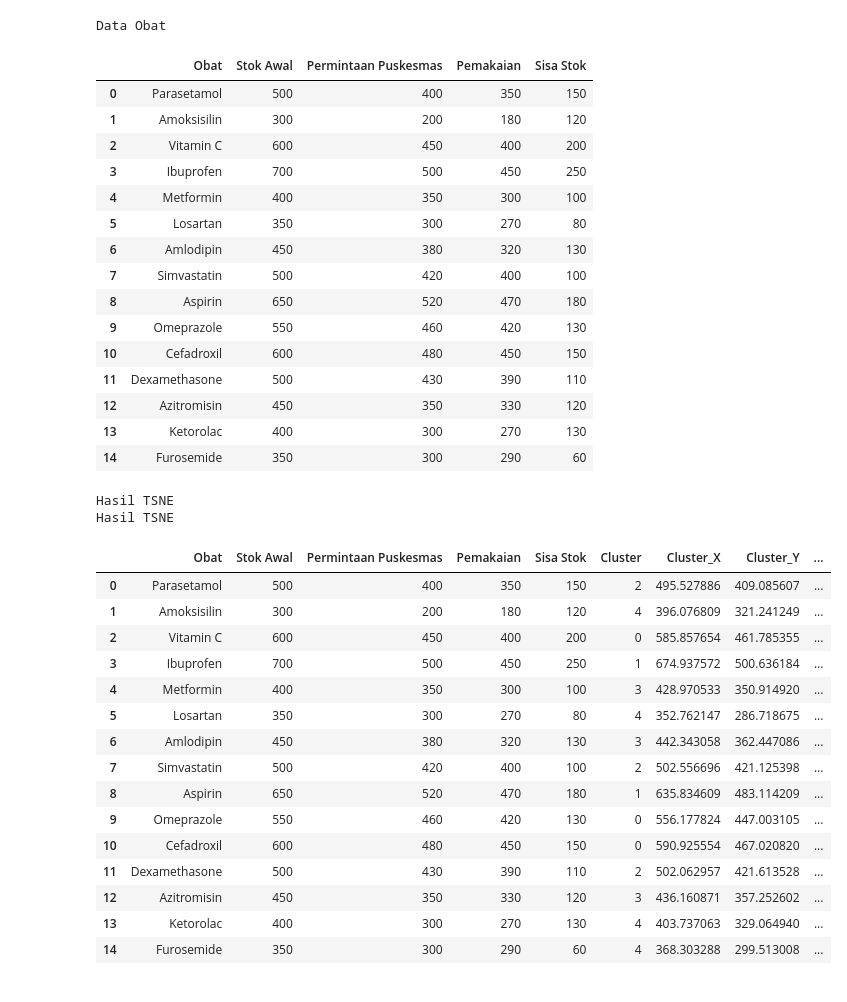
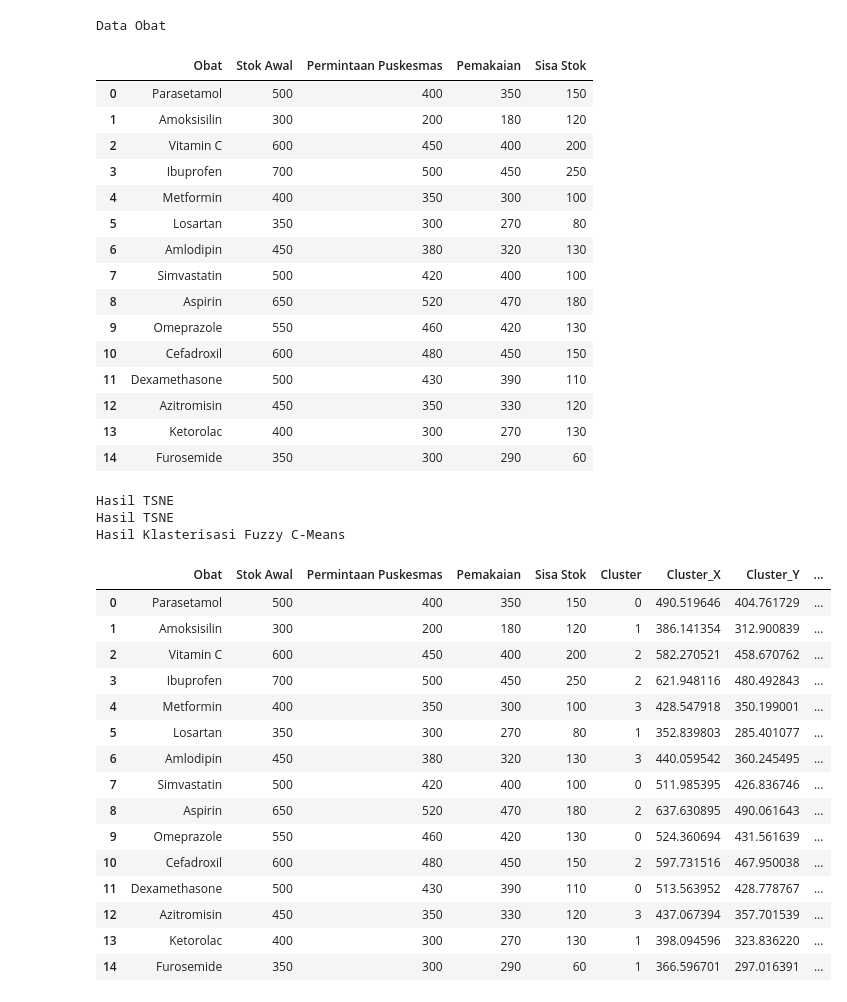
Before and after one commit to hizamruljaen123/cnn-medicine-distribution, a Jupyter notebook: main.ipynb, the cells around one changed output. Drawn from its saved outputs; the diff is of its cells as text; code cells hidden in the pictures.

```diff
--- a/main.ipynb
+++ b/main.ipynb
@@ -30,7 +30,7 @@ display(df)
 data_for_clustering = np.vstack((df['Stok Awal'], df['Permintaan Puskesmas'], df['Pemakaian'], df['Sisa Stok'])).T
 
 # Menerapkan algoritma Fuzzy C-Means untuk klasterisasi dengan 5 klaster
-n_clusters = 5
+n_clusters = 4
 cntr, u, u0, d, jm, p, fpc = fuzz.cluster.cmeans(
     data_for_clustering.T, n_clusters, 2, error=0.005, maxiter=1000, init=None)
 
@@ -88,45 +88,46 @@ print("Hasil TSNE")
 fig_tsne.show()
 
 # Menampilkan tabel hasil klasterisasi dengan koordinat klaster dan hasil t-SNE
 df_results = df[['Obat', 'Stok Awal', 'Permintaan Puskesmas', 'Pemakaian', 'Sisa Stok',
                  'Cluster', 'Cluster_X', 'Cluster_Y', 'TSNE-1', 'TSNE-2']]
 
 # Menampilkan DataFrame dengan hasil klasterisasi dan t-SNE
 print("Hasil Klasterisasi Fuzzy C-Means")
 display(df_results)
 # %% [output]
 Data Obat
 |  | Obat | Stok Awal | Permintaan Puskesmas | Pemakaian | Sisa Stok |
 | 0 | Parasetamol | 500 | 400 | 350 | 150 |
 | 1 | Amoksisilin | 300 | 200 | 180 | 120 |
 | 2 | Vitamin C | 600 | 450 | 400 | 200 |
 | 3 | Ibuprofen | 700 | 500 | 450 | 250 |
 | 4 | Metformin | 400 | 350 | 300 | 100 |
 | 5 | Losartan | 350 | 300 | 270 | 80 |
 | 6 | Amlodipin | 450 | 380 | 320 | 130 |
 | 7 | Simvastatin | 500 | 420 | 400 | 100 |
 | 8 | Aspirin | 650 | 520 | 470 | 180 |
 | 9 | Omeprazole | 550 | 460 | 420 | 130 |
 | 10 | Cefadroxil | 600 | 480 | 450 | 150 |
 | 11 | Dexamethasone | 500 | 430 | 390 | 110 |
 | 12 | Azitromisin | 450 | 350 | 330 | 120 |
 | 13 | Ketorolac | 400 | 300 | 270 | 130 |
 | 14 | Furosemide | 350 | 300 | 290 | 60 |
 Hasil TSNE
 Hasil TSNE
+Hasil Klasterisasi Fuzzy C-Means
 |  | Obat | Stok Awal | Permintaan Puskesmas | Pemakaian | Sisa Stok | Cluster | Cluster_X | Cluster_Y | ... |
-| 0 | Parasetamol | 500 | 400 | 350 | 150 | 2 | 495.527886 | 409.085607 | ... |
-| 1 | Amoksisilin | 300 | 200 | 180 | 120 | 4 | 396.076809 | 321.241249 | ... |
-| 2 | Vitamin C | 600 | 450 | 400 | 200 | 0 | 585.857654 | 461.785355 | ... |
-| 3 | Ibuprofen | 700 | 500 | 450 | 250 | 1 | 674.937572 | 500.636184 | ... |
-| 4 | Metformin | 400 | 350 | 300 | 100 | 3 | 428.970533 | 350.914920 | ... |
-| 5 | Losartan | 350 | 300 | 270 | 80 | 4 | 352.762147 | 286.718675 | ... |
-| 6 | Amlodipin | 450 | 380 | 320 | 130 | 3 | 442.343058 | 362.447086 | ... |
-| 7 | Simvastatin | 500 | 420 | 400 | 100 | 2 | 502.556696 | 421.125398 | ... |
-| 8 | Aspirin | 650 | 520 | 470 | 180 | 1 | 635.834609 | 483.114209 | ... |
-| 9 | Omeprazole | 550 | 460 | 420 | 130 | 0 | 556.177824 | 447.003105 | ... |
-| 10 | Cefadroxil | 600 | 480 | 450 | 150 | 0 | 590.925554 | 467.020820 | ... |
-| 11 | Dexamethasone | 500 | 430 | 390 | 110 | 2 | 502.062957 | 421.613528 | ... |
-| 12 | Azitromisin | 450 | 350 | 330 | 120 | 3 | 436.160871 | 357.252602 | ... |
-| 13 | Ketorolac | 400 | 300 | 270 | 130 | 4 | 403.737063 | 329.064940 | ... |
-| 14 | Furosemide | 350 | 300 | 290 | 60 | 4 | 368.303288 | 299.513008 | ... |
+| 0 | Parasetamol | 500 | 400 | 350 | 150 | 0 | 490.519646 | 404.761729 | ... |
+| 1 | Amoksisilin | 300 | 200 | 180 | 120 | 1 | 386.141354 | 312.900839 | ... |
+| 2 | Vitamin C | 600 | 450 | 400 | 200 | 2 | 582.270521 | 458.670762 | ... |
+| 3 | Ibuprofen | 700 | 500 | 450 | 250 | 2 | 621.948116 | 480.492843 | ... |
+| 4 | Metformin | 400 | 350 | 300 | 100 | 3 | 428.547918 | 350.199001 | ... |
+| 5 | Losartan | 350 | 300 | 270 | 80 | 1 | 352.839803 | 285.401077 | ... |
+| 6 | Amlodipin | 450 | 380 | 320 | 130 | 3 | 440.059542 | 360.245495 | ... |
+| 7 | Simvastatin | 500 | 420 | 400 | 100 | 0 | 511.985395 | 426.836746 | ... |
+| 8 | Aspirin | 650 | 520 | 470 | 180 | 2 | 637.630895 | 490.061643 | ... |
+| 9 | Omeprazole | 550 | 460 | 420 | 130 | 0 | 524.360694 | 431.561639 | ... |
+| 10 | Cefadroxil | 600 | 480 | 450 | 150 | 2 | 597.731516 | 467.950038 | ... |
+| 11 | Dexamethasone | 500 | 430 | 390 | 110 | 0 | 513.563952 | 428.778767 | ... |
+| 12 | Azitromisin | 450 | 350 | 330 | 120 | 3 | 437.067394 | 357.701539 | ... |
+| 13 | Ketorolac | 400 | 300 | 270 | 130 | 1 | 398.094596 | 323.836220 | ... |
+| 14 | Furosemide | 350 | 300 | 290 | 60 | 1 | 366.596701 | 297.016391 | ... |
```
Also changed, not shown: 5 other files.
